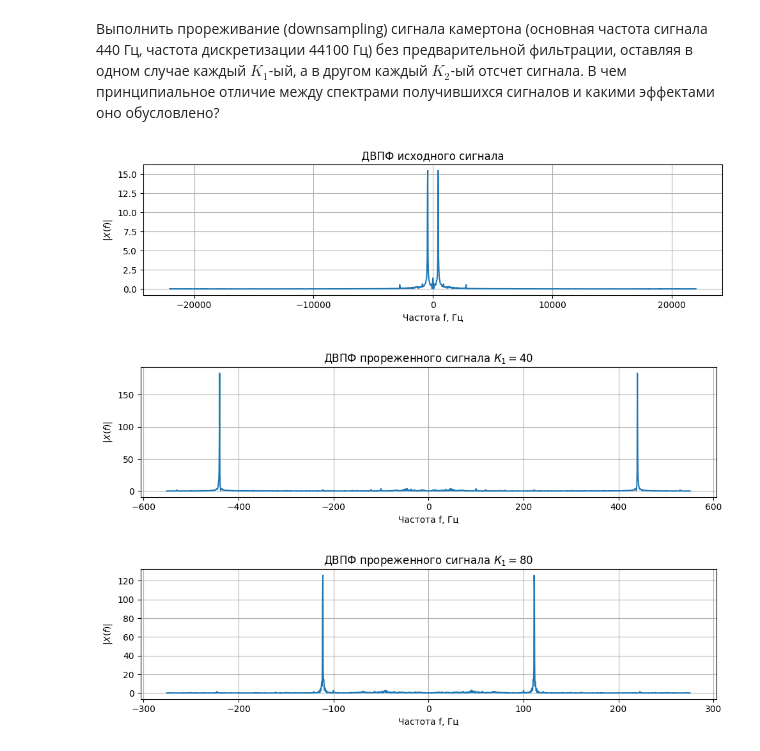
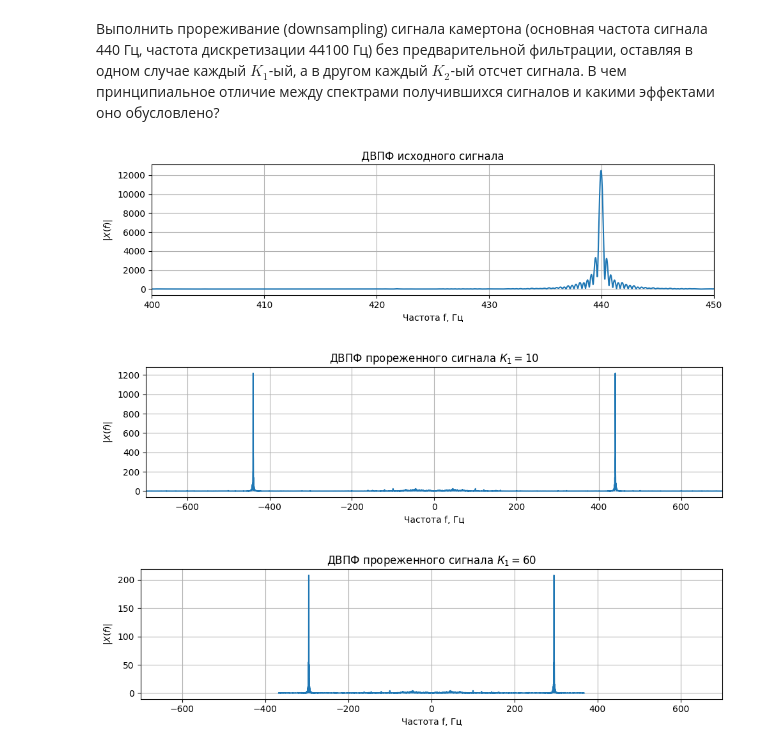
Before and after one commit to crazyguevaraa/RPhys, a Jupyter notebook: Lab1_task.ipynb, the cells around one changed output. Drawn from its saved outputs; the diff is of its cells as text; code cells hidden in the pictures.

```diff
--- a/Lab1_task.ipynb
+++ b/Lab1_task.ipynb
@@ -93,9 +226,9 @@ def quantize_uniform(x, quant_min=-1, quant_max=1, quant_level=5):
 
 2) Как изменяется абсолютная ошибка квантования $\varepsilon[k]=|x[k]-y[k]|$ с ростом числа уровней квантования?
 # %%
-N=25                                    # Число отсчетов по времени
-f0=200.0                                # Частота синусоиды в Гц
-fs=2000.0                               # Частота дискретизации в Гц
+N=20                                   # Число отсчетов по времени
+f0=250.0                                # Частота синусоиды в Гц
+fs=1250.0                               # Частота дискретизации в Гц
 k=np.arange(N)                          # Mассив времен k от 0 до N-1 с шагом 1
 x=np.sin(2*np.pi*(f0/fs)*k)             # Последовательность x[k]
 num_levels=50                      # число уровней квантования
@@ -344,13 +477,13 @@ plt.grid()
 
 Для заданных параметров $E$ и $\tau$ из таблицы, построить и сравнить графики $\text{Re} X(f)$, $\text{Im} X(f)$, $|X(f)|$ для прямоугольного импульса, начинающегося в моменты времени $-\tau /2$ и $0$. Как согласуются результаты с теоремой запаздывания для преобразования Фурье?
 # %%
-tau=150*1e-6 #150 мкс
+tau=500*1e-6 #150 мкс
 
 f_band=np.linspace(-4/tau, 4/tau, 1000) # 1000 - число точек в диапазоне, в которых вычисляется X(f)
 
 def boxcar(t, tau):
     if 0<t<tau:
-        return 0.1 # 0.1 В
+        return 0.5 # 0.5 В
     else:
         return 0.0 # 0 В
 
@@ -441,9 +666,9 @@ plt.grid()
 
 Повторить вычисления для заданных значений $N$, $\tau$, $T_{period}$. Сравнить получившийся график с аналитическим выражением для спектра.
 # %%
-N=3
-tau=100e-6 #100 мкс
-period = 400e-6
+N=4
+tau=50*1e-6 #100 мкс
+period = 125*1e-6
 
 f_band=np.linspace(-4/tau, 4/tau, 2000) # 2000 - число точек в диапазоне, в которых вычисляется X(f)
 
@@ -572,7 +896,7 @@ plt.tight_layout()
 
 Выполнить прореживание (downsampling) сигнала камертона (основная частота сигнала 440 Гц, частота дискретизации 44100 Гц) без предварительной фильтрации, оставляя в одном случае каждый $K_1$-ый, а в другом каждый $K_2$-ый отсчет сигнала. В чем принципиальное отличие между спектрами получившихся сигналов и какими эффектами оно обусловлено?
 # %%
-def DTFT_abs(xk, fs, M=2048):
+def DTFT_abs(xk, fs, M=20480):
     res=abs(np.fft.fftshift(np.fft.fft(xk, M)))
     return fs*np.arange(-0.5, 0.5, 1/M), np.hstack((res))
 # %%
@@ -587,8 +911,9 @@ fs, x=scipy.io.wavfile.read('./tuning-fork.wav')
 
 plt.figure(figsize=[10, 3], dpi=100)
 
-DFTF_plot=DTFT_abs(x/fs, fs)
+DFTF_plot=DTFT_abs(x/fs, fs, M=2048000)
 plt.plot(DFTF_plot[0], DFTF_plot[1])
+plt.xlim(400,450)
 plt.grid()
 plt.title("ДВПФ исходного сигнала")
 plt.xlabel("Частота f, Гц")
@@ -597,41 +922,43 @@ plt.tight_layout()
 
 # downsampling
 plt.figure(figsize=[10, 3], dpi=100)
-K=40
+K=10
 y=np.zeros(x.size//K+1)
 
 u=0
 for xk in np.arange(0, x.size, K):
     y[u]=x[xk]/K
     u=u+1
 # end
 DFTF_plot=DTFT_abs(y/(fs/K), fs/K)
 plt.plot(DFTF_plot[0], DFTF_plot[1])
+plt.xlim(-700,700)
 plt.grid()
 plt.title("ДВПФ прореженного сигнала $К_1=$%i" %K)
 plt.xlabel("Частота f, Гц")
 plt.ylabel("$|X(f)|$")
 plt.tight_layout()
 
 # downsampling
 plt.figure(figsize=[10, 3], dpi=100)
-K=80
+K=60
 y=np.zeros(x.size//K+1)
 
 u=0
 for xk in np.arange(0, x.size, K):
     y[u]=x[xk]/K
     u=u+1
 # end
 
 DFTF_plot=DTFT_abs(y/(fs/K), fs/K)
 plt.plot(DFTF_plot[0], DFTF_plot[1])
+plt.xlim(-700,700)
 plt.grid()
 plt.title("ДВПФ прореженного сигнала $К_1=$%i" %K)
 plt.xlabel("Частота f, Гц")
 plt.ylabel("$|X(f)|$")
 plt.tight_layout()
 # %% [output]
-[figure, old version]
+[figure, new version]
-[figure, old version]
+[figure, new version]
-[figure, old version]
+[figure, new version]
```
Also changed, not shown: parts of 28 cells of this notebook.
